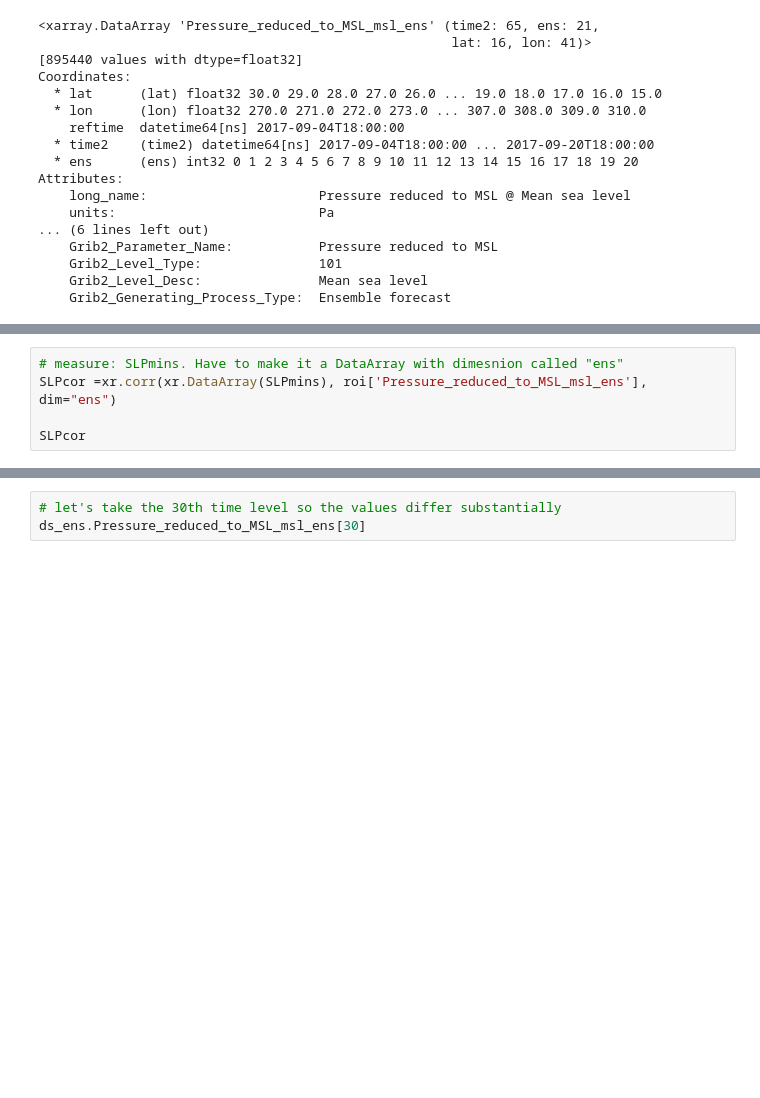
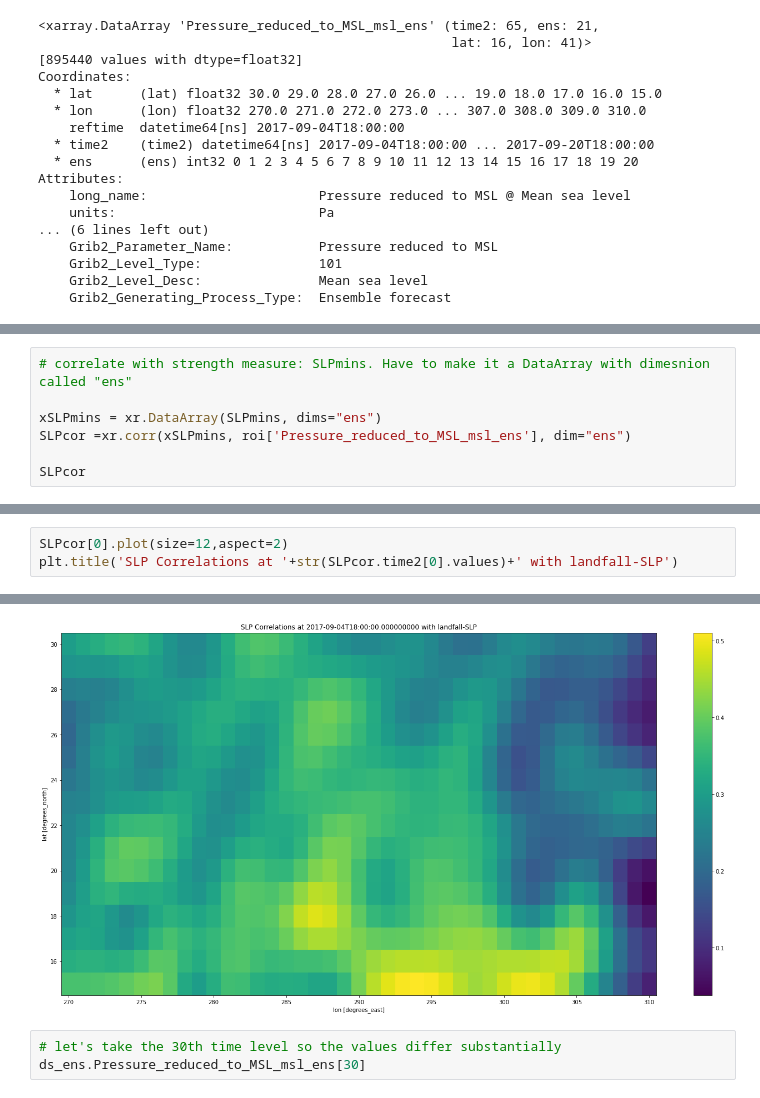
Before and after one commit to MPOcanes/MPO624_2022, a Jupyter notebook: Notebooks/Irma_Ensembles.ipynb, the cells around one changed output, grey strips where cells are left out. Drawn from its saved outputs; the diff is of its cells as text; blank space fills up the shorter version.

```diff
--- a/Notebooks/Irma_Ensembles.ipynb
+++ b/Notebooks/Irma_Ensembles.ipynb
@@ -162,8 +148,10 @@ array([[[[-2.18831642e-04, -1.99528996e-04, -7.48758781e-05, ...,
     reftime  datetime64[ns] 2017-09-04T18:00:00
   * time2    (time2) datetime64[ns] 2017-09-04T18:00:00 ... 2017-09-20T18:00:00
 # %%
-# measure: SLPmins. Have to make it a DataArray with dimesnion called "ens"
-SLPcor =xr.corr(xr.DataArray(SLPmins), roi['Pressure_reduced_to_MSL_msl_ens'], dim="ens")
+# correlate with strength measure: SLPmins. Have to make it a DataArray with dimesnion called "ens"
+
+xSLPmins = xr.DataArray(SLPmins, dims="ens")
+SLPcor =xr.corr(xSLPmins, roi['Pressure_reduced_to_MSL_msl_ens'], dim="ens")
 
 SLPcor
 # %% [output]
@@ -186,0 +189,4 @@ Dimensions without coordinates: dim_0
+# %%
+SLPcor[0].plot(size=12,aspect=2)
+plt.title('SLP Correlations at '+str(SLPcor.time2[0].values)+' with landfall-SLP')
+# %% [output]
@@ -187,3 +194,4 @@ Dimensions without coordinates: dim_0
+[figure, added]
 # %%
 # let's take the 30th time level so the values differ substantially
 ds_ens.Pressure_reduced_to_MSL_msl_ens[30]
```
Also changed, not shown: parts of 11 cells of this notebook, 1 other file.
